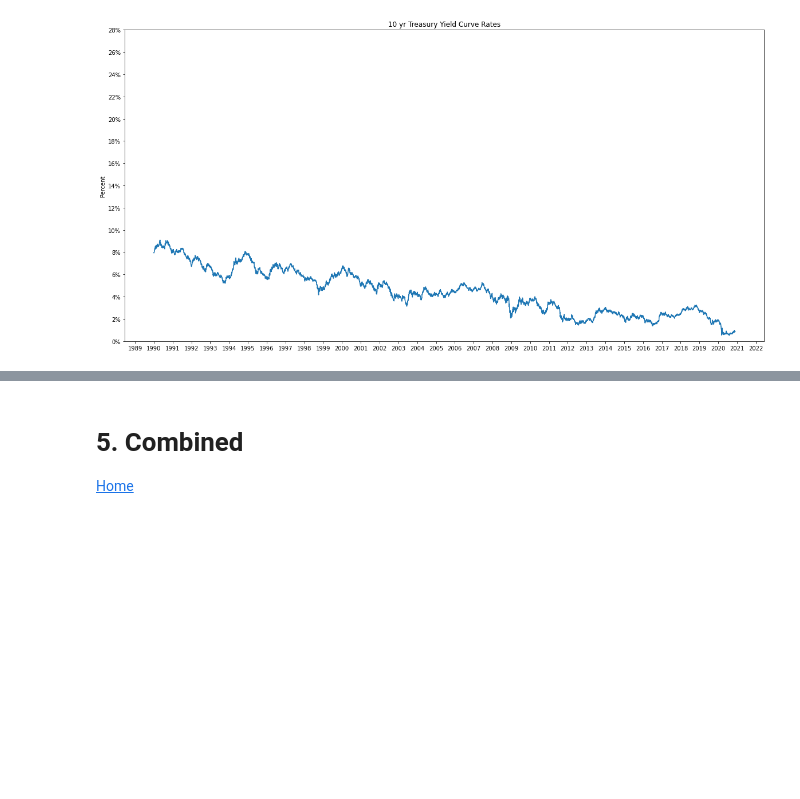
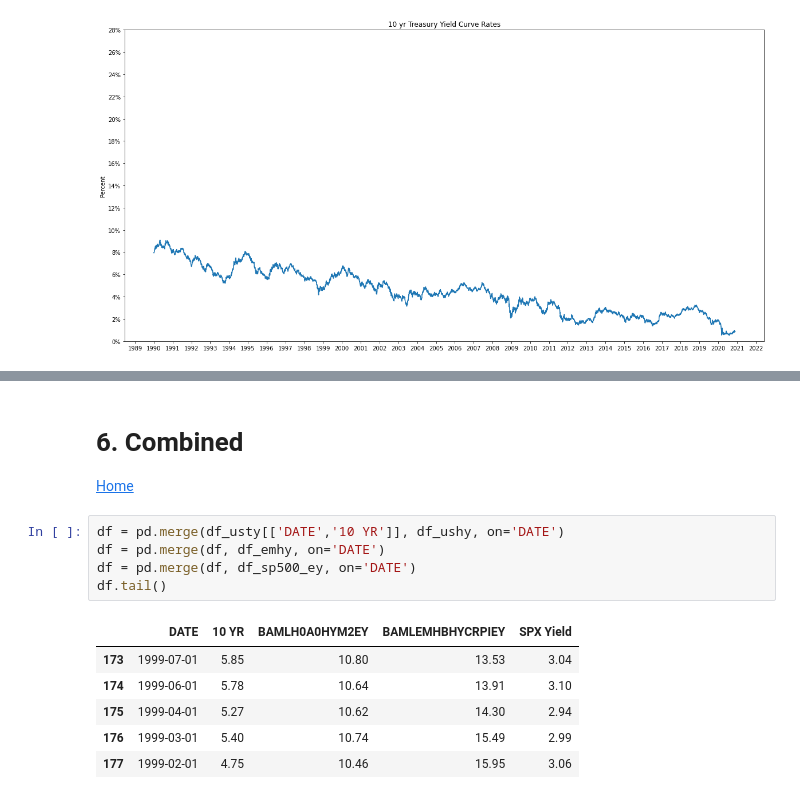
Before and after one commit to AmitSamra/Bonds, a Jupyter notebook: bonds.ipynb, the cells around one changed output, grey strips where cells are left out. Drawn from its saved outputs; the diff is of its cells as text; blank space fills up the shorter version.

```diff
--- a/bonds.ipynb
+++ b/bonds.ipynb
@@ -280,4 +344,16 @@ plt.show()
 # %% [markdown]
-# <a id='section5'>5. Combined</a>
+# <a id='section6'>6. Combined</a>
 
 <a href='#home'>Home</a>
+# %%
+df = pd.merge(df_usty[['DATE','10 YR']], df_ushy, on='DATE')
+df = pd.merge(df, df_emhy, on='DATE')
+df = pd.merge(df, df_sp500_ey, on='DATE')
+df.tail()
+# %% [output]
+|  | DATE | 10 YR | BAMLH0A0HYM2EY | BAMLEMHBHYCRPIEY | SPX Yield |
+| 173 | 1999-07-01 | 5.85 | 10.80 | 13.53 | 3.04 |
+| 174 | 1999-06-01 | 5.78 | 10.64 | 13.91 | 3.10 |
+| 175 | 1999-04-01 | 5.27 | 10.62 | 14.30 | 2.94 |
+| 176 | 1999-03-01 | 5.40 | 10.74 | 15.49 | 2.99 |
+| 177 | 1999-02-01 | 4.75 | 10.46 | 15.95 | 3.06 |
```
Also changed, not shown: parts of 9 cells of this notebook.
